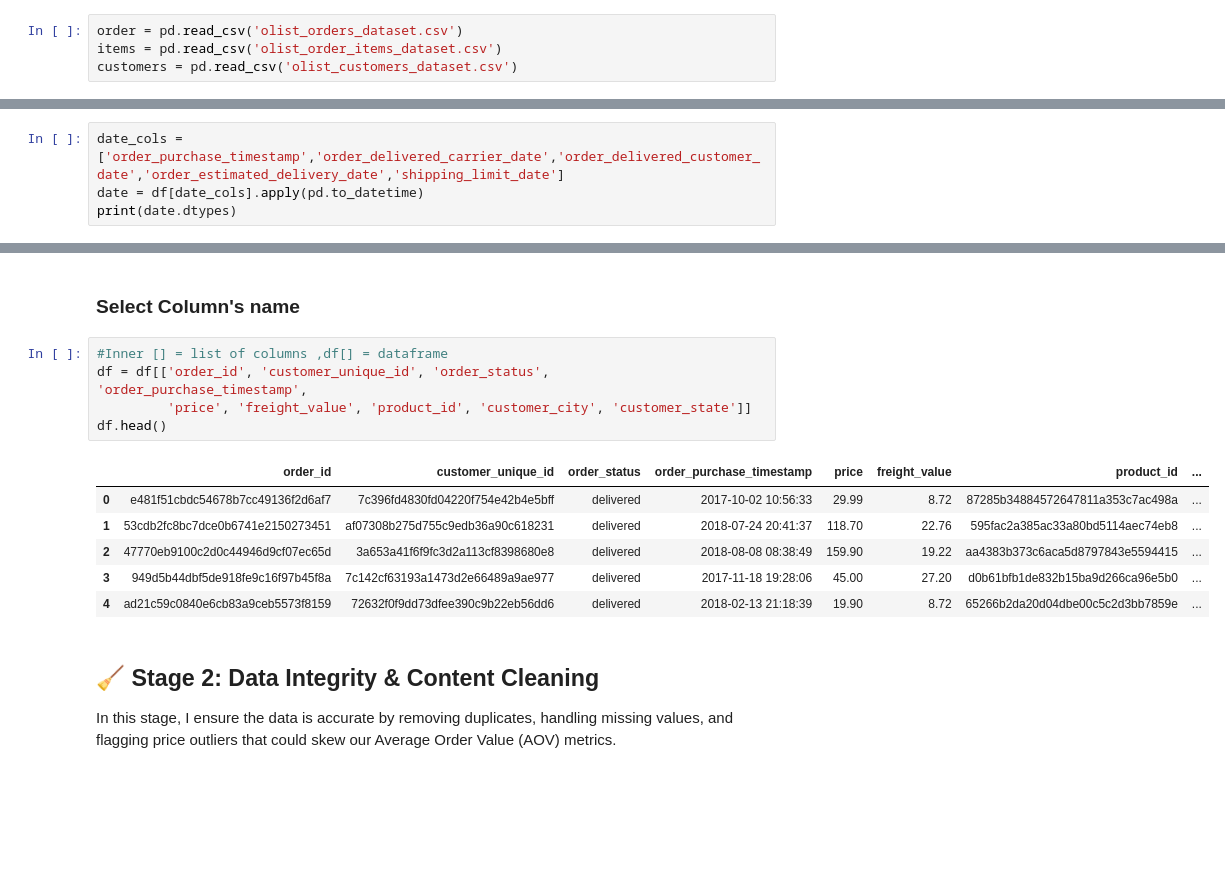
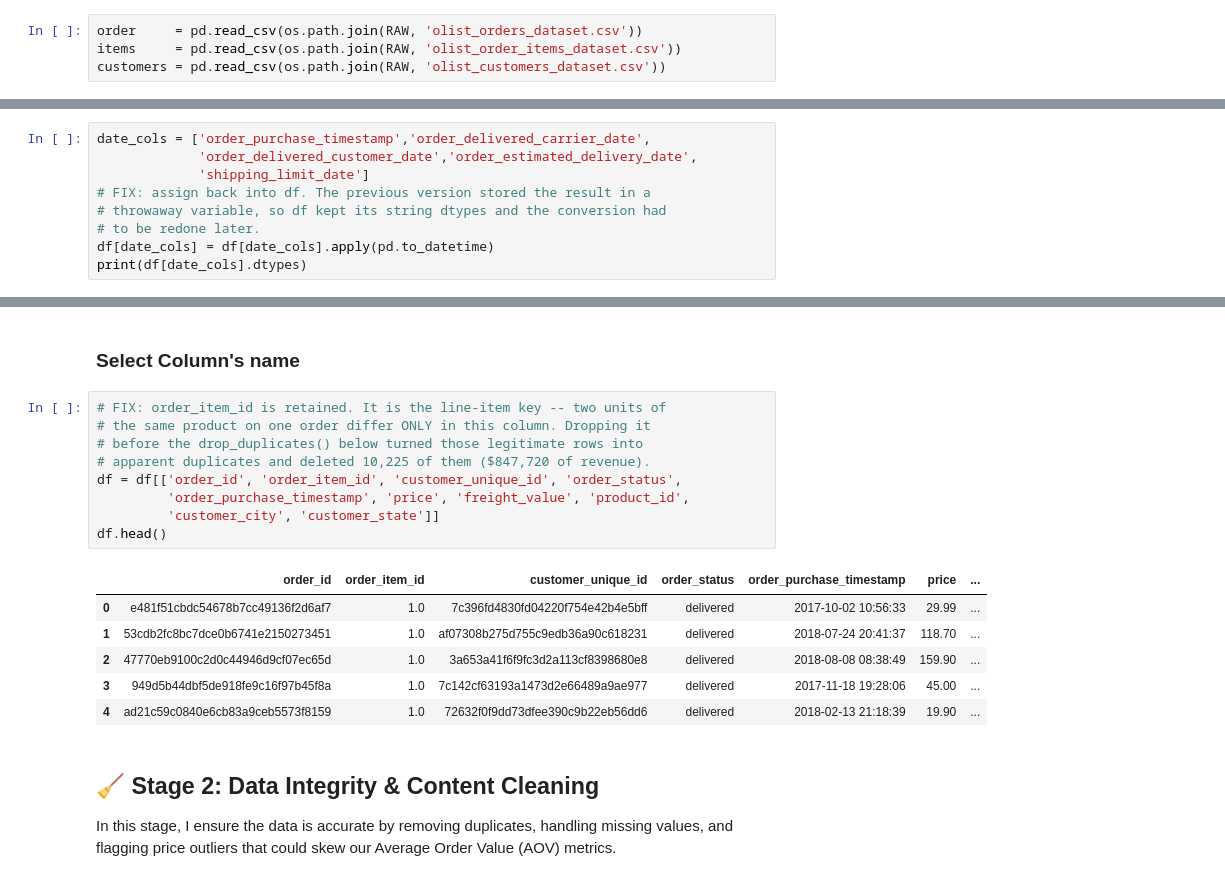
Before and after one commit to chlee168/Olist-Product-Analytics-Retention-Strategy, a Jupyter notebook: Olist-Project/notebooks/Product Analytics Project.ipynb, the cells around one changed output, grey strips where cells are left out. Cells and saved outputs as stored; diff of their text form; blank space fills up the shorter version.

```diff
--- a/Olist-Project/notebooks/Product Analytics Project.ipynb
+++ b/Olist-Project/notebooks/Product Analytics Project.ipynb
@@ -59,9 +71,9 @@ C:\Users\USER\OneDrive - Middle Tennessee State University\Desktop\EcommerceProj
 # %% [markdown]
 ### Load tables
 # %%
-order = pd.read_csv('olist_orders_dataset.csv')
-items = pd.read_csv('olist_order_items_dataset.csv')
-customers = pd.read_csv('olist_customers_dataset.csv')
+order     = pd.read_csv(os.path.join(RAW, 'olist_orders_dataset.csv'))
+items     = pd.read_csv(os.path.join(RAW, 'olist_order_items_dataset.csv'))
+customers = pd.read_csv(os.path.join(RAW, 'olist_customers_dataset.csv'))
 # %% [markdown]
 ### Explore table
 # %%
@@ -107,9 +119,14 @@ dtype: object
 # %% [markdown]
 ### Datetime Converting
 # %%
-date_cols = ['order_purchase_timestamp','order_delivered_carrier_date','order_delivered_customer_date','order_estimated_delivery_date','shipping_limit_date']
-date = df[date_cols].apply(pd.to_datetime)
-print(date.dtypes)
+date_cols = ['order_purchase_timestamp','order_delivered_carrier_date',
+             'order_delivered_customer_date','order_estimated_delivery_date',
+             'shipping_limit_date']
+# FIX: assign back into df. The previous version stored the result in a
+# throwaway variable, so df kept its string dtypes and the conversion had
+# to be redone later.
+df[date_cols] = df[date_cols].apply(pd.to_datetime)
+print(df[date_cols].dtypes)
 # %% [output]
 order_purchase_timestamp         datetime64[ns]
 order_delivered_carrier_date     datetime64[ns]
@@ -120,17 +137,21 @@ dtype: object
 # %% [markdown]
 ### Select Column's name
 # %%
-#Inner [] = list of columns ,df[] = dataframe
-df = df[['order_id', 'customer_unique_id', 'order_status', 'order_purchase_timestamp',
-         'price', 'freight_value', 'product_id', 'customer_city', 'customer_state']]
+# FIX: order_item_id is retained. It is the line-item key -- two units of
+# the same product on one order differ ONLY in this column. Dropping it
+# before the drop_duplicates() below turned those legitimate rows into
+# apparent duplicates and deleted 10,225 of them ($847,720 of revenue).
+df = df[['order_id', 'order_item_id', 'customer_unique_id', 'order_status',
+         'order_purchase_timestamp', 'price', 'freight_value', 'product_id',
+         'customer_city', 'customer_state']]
 df.head()
 # %% [output]
-|  | order_id | customer_unique_id | order_status | order_purchase_timestamp | price | freight_value | product_id | ... |
-| 0 | e481f51cbdc54678b7cc49136f2d6af7 | 7c396fd4830fd04220f754e42b4e5bff | delivered | 2017-10-02 10:56:33 | 29.99 | 8.72 | 87285b34884572647811a353c7ac498a | ... |
-| 1 | 53cdb2fc8bc7dce0b6741e2150273451 | af07308b275d755c9edb36a90c618231 | delivered | 2018-07-24 20:41:37 | 118.70 | 22.76 | 595fac2a385ac33a80bd5114aec74eb8 | ... |
-| 2 | 47770eb9100c2d0c44946d9cf07ec65d | 3a653a41f6f9fc3d2a113cf8398680e8 | delivered | 2018-08-08 08:38:49 | 159.90 | 19.22 | aa4383b373c6aca5d8797843e5594415 | ... |
-| 3 | 949d5b44dbf5de918fe9c16f97b45f8a | 7c142cf63193a1473d2e66489a9ae977 | delivered | 2017-11-18 19:28:06 | 45.00 | 27.20 | d0b61bfb1de832b15ba9d266ca96e5b0 | ... |
-| 4 | ad21c59c0840e6cb83a9ceb5573f8159 | 72632f0f9dd73dfee390c9b22eb56dd6 | delivered | 2018-02-13 21:18:39 | 19.90 | 8.72 | 65266b2da20d04dbe00c5c2d3bb7859e | ... |
+|  | order_id | order_item_id | customer_unique_id | order_status | order_purchase_timestamp | price | ... |
+| 0 | e481f51cbdc54678b7cc49136f2d6af7 | 1.0 | 7c396fd4830fd04220f754e42b4e5bff | delivered | 2017-10-02 10:56:33 | 29.99 | ... |
+| 1 | 53cdb2fc8bc7dce0b6741e2150273451 | 1.0 | af07308b275d755c9edb36a90c618231 | delivered | 2018-07-24 20:41:37 | 118.70 | ... |
+| 2 | 47770eb9100c2d0c44946d9cf07ec65d | 1.0 | 3a653a41f6f9fc3d2a113cf8398680e8 | delivered | 2018-08-08 08:38:49 | 159.90 | ... |
+| 3 | 949d5b44dbf5de918fe9c16f97b45f8a | 1.0 | 7c142cf63193a1473d2e66489a9ae977 | delivered | 2017-11-18 19:28:06 | 45.00 | ... |
+| 4 | ad21c59c0840e6cb83a9ceb5573f8159 | 1.0 | 72632f0f9dd73dfee390c9b22eb56dd6 | delivered | 2018-02-13 21:18:39 | 19.90 | ... |
 # %% [markdown]
 <a id="stage-2"></a>
 ## 🧹 Stage 2: Data Integrity & Content Cleaning
```
Also changed, not shown: parts of 23 cells of this notebook, 5 other files.
